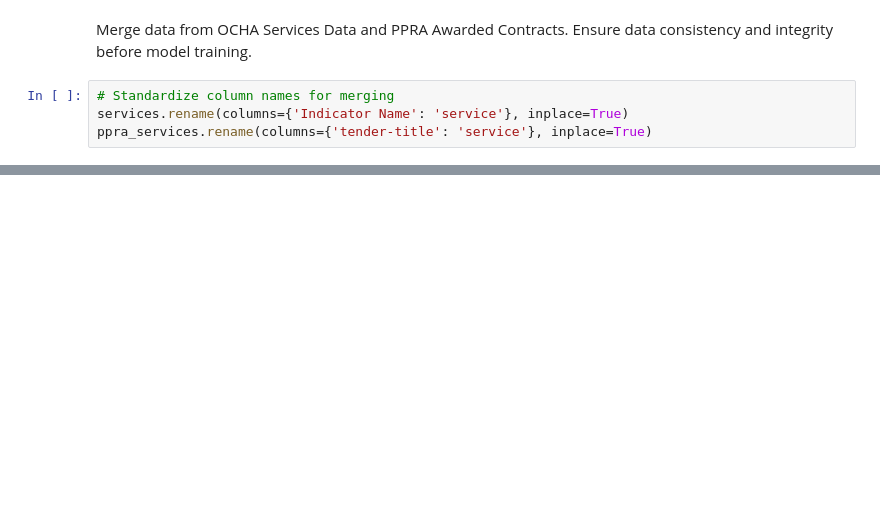
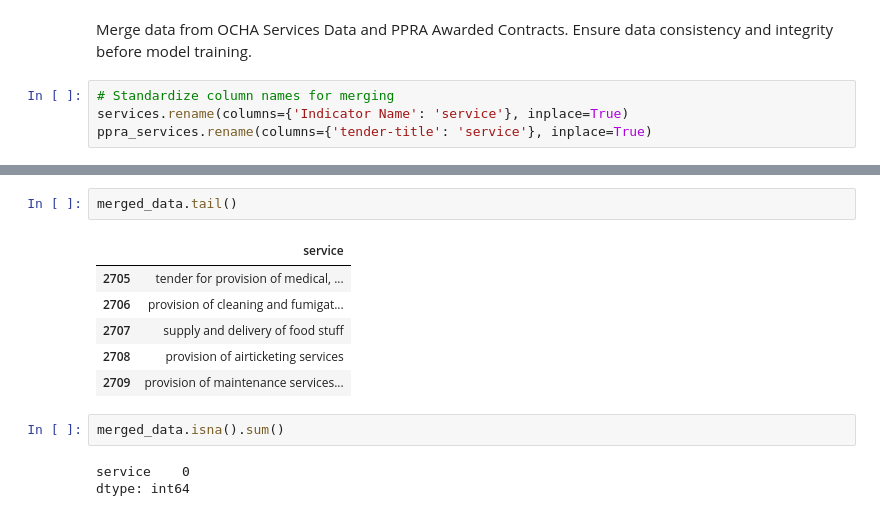
Before and after one commit to datakiptoo/County_Service-_Delivery, a Jupyter notebook: County_Residents.ipynb, the cells around one changed output, grey strips where cells are left out. Cells and saved outputs as stored; diff of their text form; blank space fills up the shorter version.

```diff
--- a/County_Residents.ipynb
+++ b/County_Residents.ipynb
@@ -648,0 +742,14 @@ merged_data.head()
+# %%
+merged_data.tail()
+# %% [output]
+|  | service |
+| 2705 | tender for provision of medical, ... |
+| 2706 | provision of cleaning and fumigat... |
+| 2707 | supply and delivery of food stuff |
+| 2708 | provision of airticketing services |
+| 2709 | provision of maintenance services... |
+# %%
+merged_data.isna().sum()
+# %% [output]
+service    0
+dtype: int64
```
Also changed, not shown: parts of 20 cells of this notebook, 1 other file.
